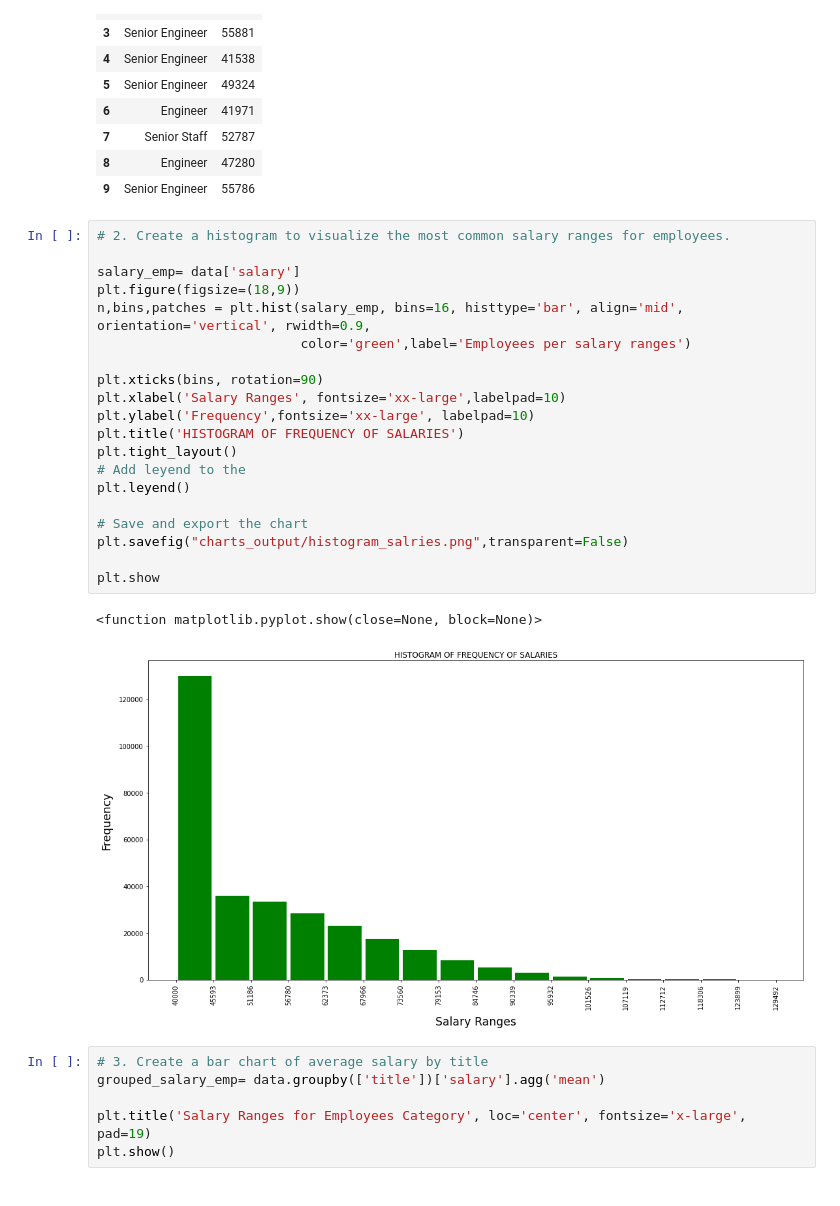
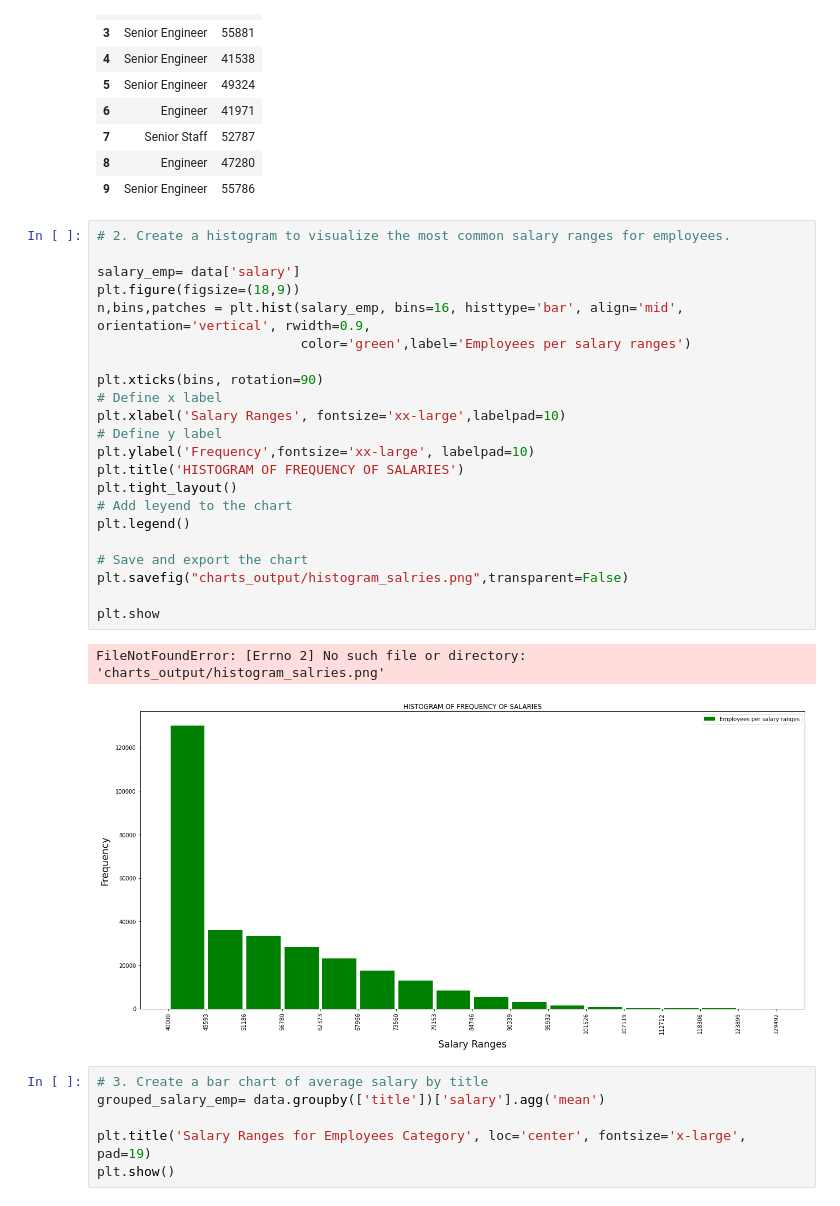
Before and after one commit to Yazz-01/sql-challenge, a Jupyter notebook: employees_data_analysis_sql.ipynb, the cells around one changed output. Drawn from its saved outputs; the diff is of its cells as text.

```diff
--- a/employees_data_analysis_sql.ipynb
+++ b/employees_data_analysis_sql.ipynb
@@ -39,26 +39,28 @@ data.head(10)
 # %%
 # 2. Create a histogram to visualize the most common salary ranges for employees.
 
 salary_emp= data['salary']
 plt.figure(figsize=(18,9))
 n,bins,patches = plt.hist(salary_emp, bins=16, histtype='bar', align='mid', orientation='vertical', rwidth=0.9,
                           color='green',label='Employees per salary ranges')
 
 plt.xticks(bins, rotation=90)
+# Define x label
 plt.xlabel('Salary Ranges', fontsize='xx-large',labelpad=10)
+# Define y label
 plt.ylabel('Frequency',fontsize='xx-large', labelpad=10)
 plt.title('HISTOGRAM OF FREQUENCY OF SALARIES')
 plt.tight_layout()
-# Add leyend to the
-plt.leyend()
+# Add leyend to the chart
+plt.legend()
 
 # Save and export the chart
 plt.savefig("charts_output/histogram_salries.png",transparent=False)
 
 plt.show
 # %% [output]
-<function matplotlib.pyplot.show(close=None, block=None)>
+FileNotFoundError: [Errno 2] No such file or directory: 'charts_output/histogram_salries.png'
-[figure, old version]
+[figure, new version]
 # %%
 # 3. Create a bar chart of average salary by title
 grouped_salary_emp= data.groupby(['title'])['salary'].agg('mean')
```
